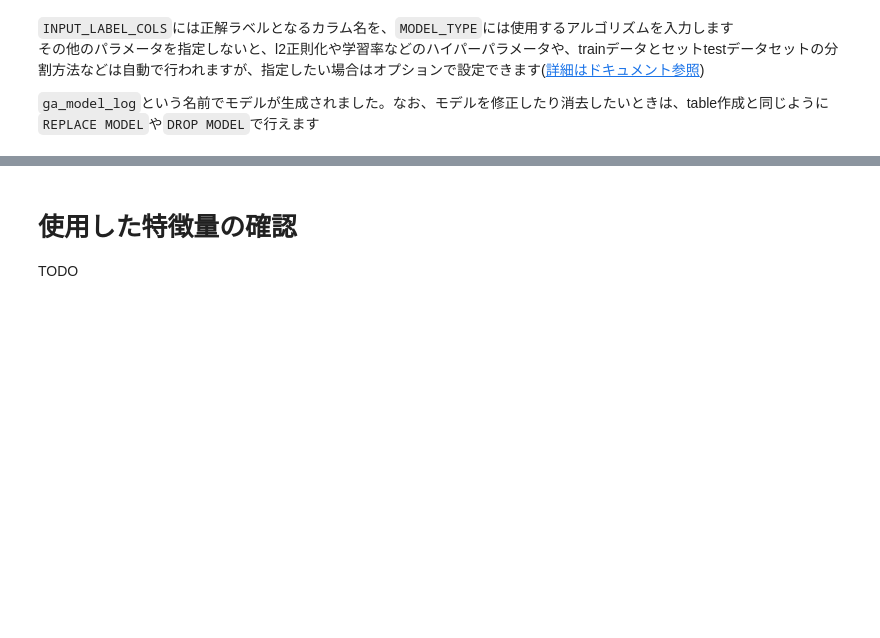
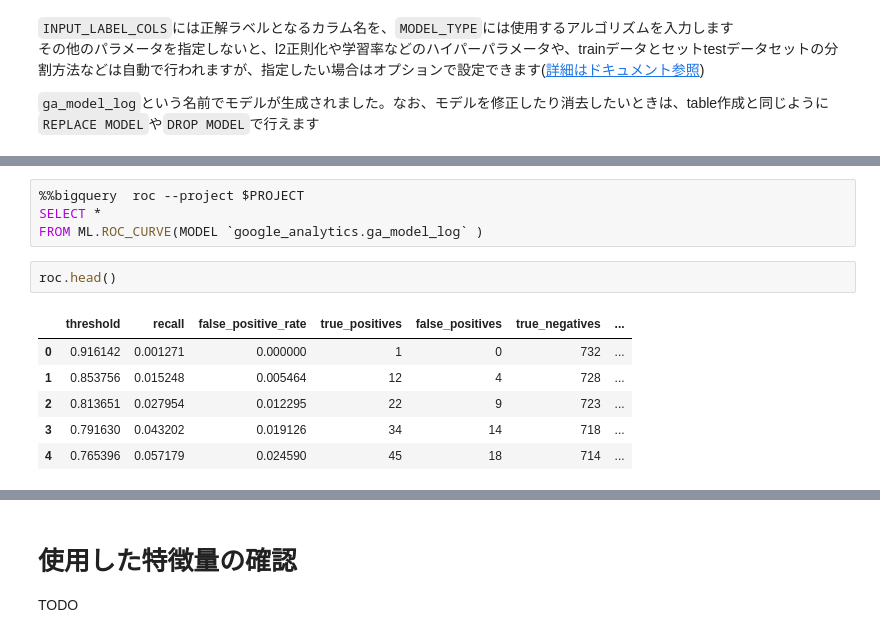
Before and after one commit to hiroaki8388/gcp, a Jupyter notebook: article/bqml3.ipynb, the cells around one changed output, grey strips where cells are left out. Saved outputs shown, nothing was run; the diff lists cells and outputs as text; blank space fills up the shorter version.

```diff
--- a/article/bqml3.ipynb
+++ b/article/bqml3.ipynb
@@ -101,0 +139,13 @@ SELECT * FROM `google_analytics.ga_dataset_feature`
+# %%
+%%bigquery  roc --project $PROJECT
+SELECT *
+FROM ML.ROC_CURVE(MODEL `google_analytics.ga_model_log` )
+# %%
+roc.head()
+# %% [output]
+|  | threshold | recall | false_positive_rate | true_positives | false_positives | true_negatives | ... |
+| 0 | 0.916142 | 0.001271 | 0.000000 | 1 | 0 | 732 | ... |
+| 1 | 0.853756 | 0.015248 | 0.005464 | 12 | 4 | 728 | ... |
+| 2 | 0.813651 | 0.027954 | 0.012295 | 22 | 9 | 723 | ... |
+| 3 | 0.791630 | 0.043202 | 0.019126 | 34 | 14 | 718 | ... |
+| 4 | 0.765396 | 0.057179 | 0.024590 | 45 | 18 | 714 | ... |
```
Also changed, not shown: parts of 16 cells of this notebook.
